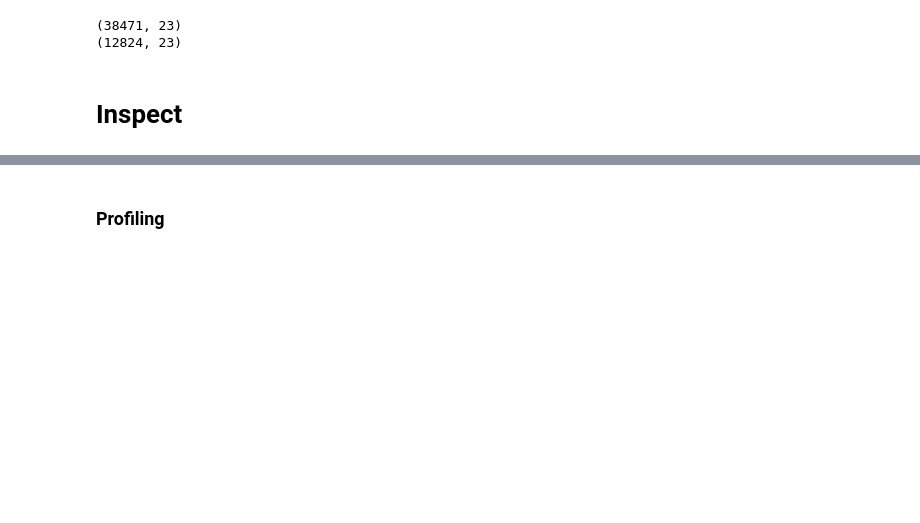
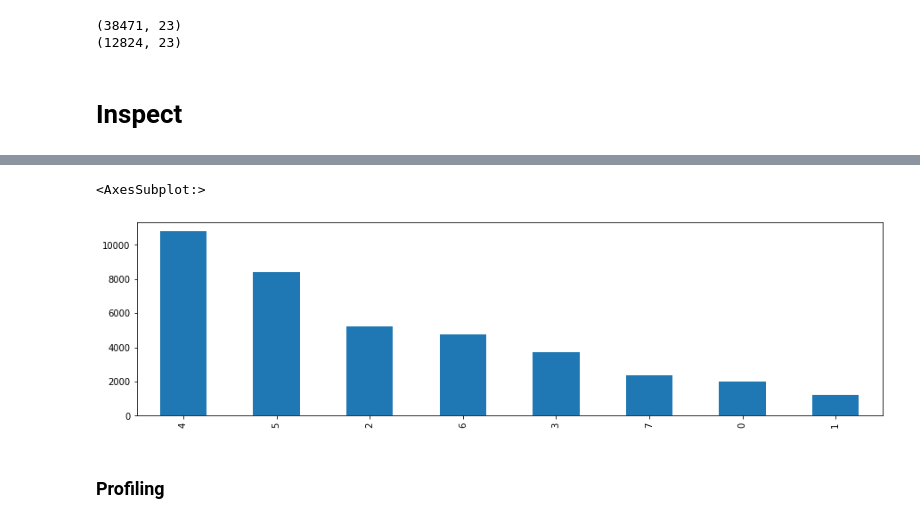
Before and after one commit to marc-ah/ml_superstore, a Jupyter notebook: scripts/inspection.ipynb, the cells around one changed output, grey strips where cells are left out. Saved outputs shown, nothing was run; the diff lists cells and outputs as text; code cells hidden in the pictures; blank space fills up the shorter version.

```diff
--- a/scripts/inspection.ipynb
+++ b/scripts/inspection.ipynb
@@ -22,9 +22,9 @@ randon_state = 42
 # %% [markdown]
 # Import
 # %%
-df_orders = pd.read_excel(os.path.join("..", DATA_FOLDER, xl_name), sheet_name="Orders")
-df_returns = pd.read_excel(os.path.join("..", DATA_FOLDER, xl_name), sheet_name="Returns")
-df_people = pd.read_excel(os.path.join("..", DATA_FOLDER, xl_name), sheet_name="People")
+df_orders = pd.read_excel(os.path.join("..", INPUT_FOLDER, xl_name), sheet_name="Orders")
+df_returns = pd.read_excel(os.path.join("..", INPUT_FOLDER, xl_name), sheet_name="Returns")
+df_people = pd.read_excel(os.path.join("..", INPUT_FOLDER, xl_name), sheet_name="People")
 # %% [markdown]
 ### Column Inspection
 # %%
@@ -140,0 +145,2 @@ Index(['Order Date', 'Ship Date', 'Ship Mode', 'Customer ID', 'Customer Name',
+# %%
+df_train['ship_delay'] = df_train.apply(lambda x: (x["Ship Date"]-x['Order Date']).days, axis=1)
@@ -141,3 +162,8 @@ Index(['Order Date', 'Ship Date', 'Ship Mode', 'Customer ID', 'Customer Name',
+# %%
+df_train["ship_delay"].value_counts().plot.bar()
+# %% [output]
+<AxesSubplot:>
+[figure, added]
 # %% [markdown]
 ### Profiling
 # %%
```
Also changed, not shown: parts of 26 cells of this notebook, 2 other files.
